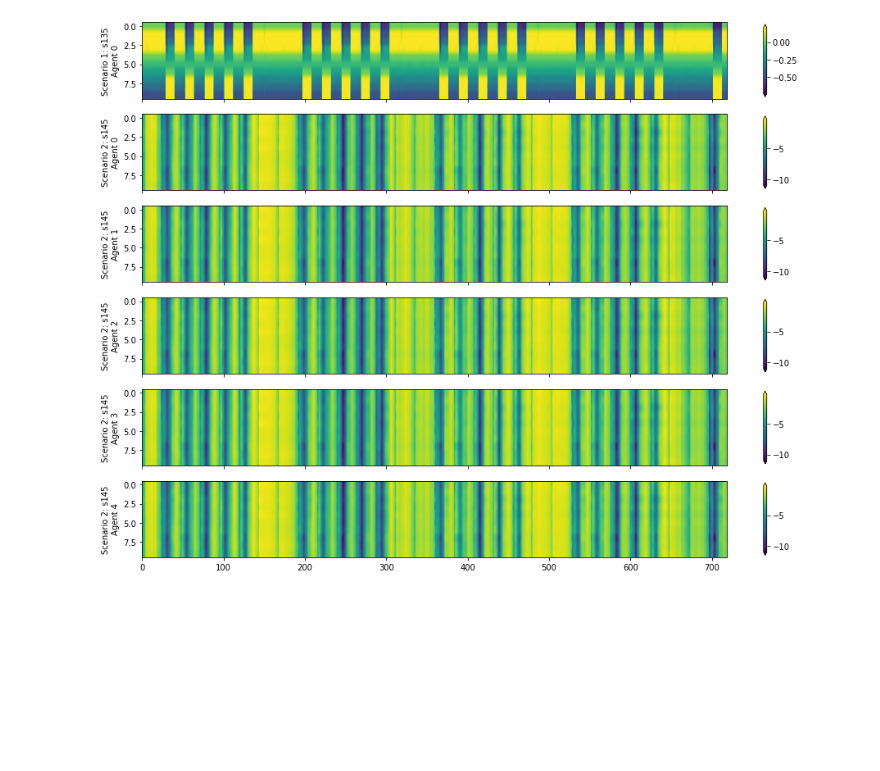
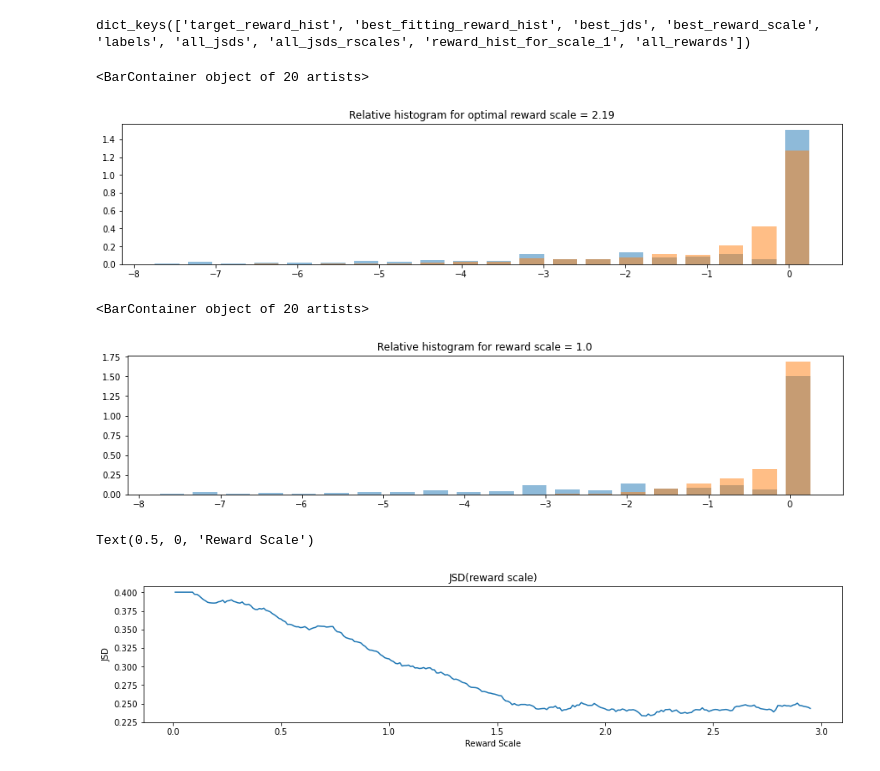
Before and after one commit to danielrenebayer/HVAC-RL-Framework-Evaluation, a Jupyter notebook: notebooks/2111_ParameterSearch_RulebasedPretraining.ipynb, the cells around one changed output. Drawn from its saved outputs; the diff is of its cells as text; code cells hidden in the pictures; blank space fills up the shorter version.

Commit message:
Evaluation notebook for reward changing for agent pretraining updated

```diff
--- a/notebooks/2111_ParameterSearch_RulebasedPretraining.ipynb
+++ b/notebooks/2111_ParameterSearch_RulebasedPretraining.ipynb
@@ -248,4 +28,33 @@ for idx, sdfs in enumerate(subdfs):
-# %%
-vh.plot_q_values(q_values, fig_width)
-# %% [output]
-[figure, removed]
+# %%
+f = open("../checkpoints/s151/20210521-1417/RewardDistributionEval/best-results.pickle", "rb")
+best_results = pickle.load(f)
+f.close()
+# %%
+best_results.keys()
+# %% [output]
+dict_keys(['target_reward_hist', 'best_fitting_reward_hist', 'best_jds', 'best_reward_scale', 'labels', 'all_jsds', 'all_jsds_rscales', 'reward_hist_for_scale_1', 'all_rewards'])
+# %%
+plt.figure(figsize=(15,3))
+plt.title(f"Relative histogram for optimal reward scale = {best_results['best_reward_scale']}")
+plt.bar(best_results['labels'][1:], best_results['target_reward_hist'], alpha=0.5, width=0.3)
+plt.bar(best_results['labels'][1:], best_results['best_fitting_reward_hist'], alpha=0.5, width=0.3)
+# %% [output]
+<BarContainer object of 20 artists>
+[figure, added]
+# %%
+plt.figure(figsize=(15,3))
+plt.title("Relative histogram for reward scale = 1.0")
+plt.bar(best_results['labels'][1:], best_results['target_reward_hist'], alpha=0.5, width=0.3)
+plt.bar(best_results['labels'][1:], best_results['reward_hist_for_scale_1'][0], alpha=0.5, width=0.3)
+# %% [output]
+<BarContainer object of 20 artists>
+[figure, added]
+# %%
+plt.figure(figsize=(15,3))
+plt.title("JSD(reward scale)")
+plt.plot(best_results['all_jsds_rscales'], best_results['all_jsds'])
+plt.ylabel("JSD")
+plt.xlabel("Reward Scale")
+# %% [output]
+Text(0.5, 0, 'Reward Scale')
+[figure, added]
```
Also changed, not shown: parts of 32 cells of this notebook.
